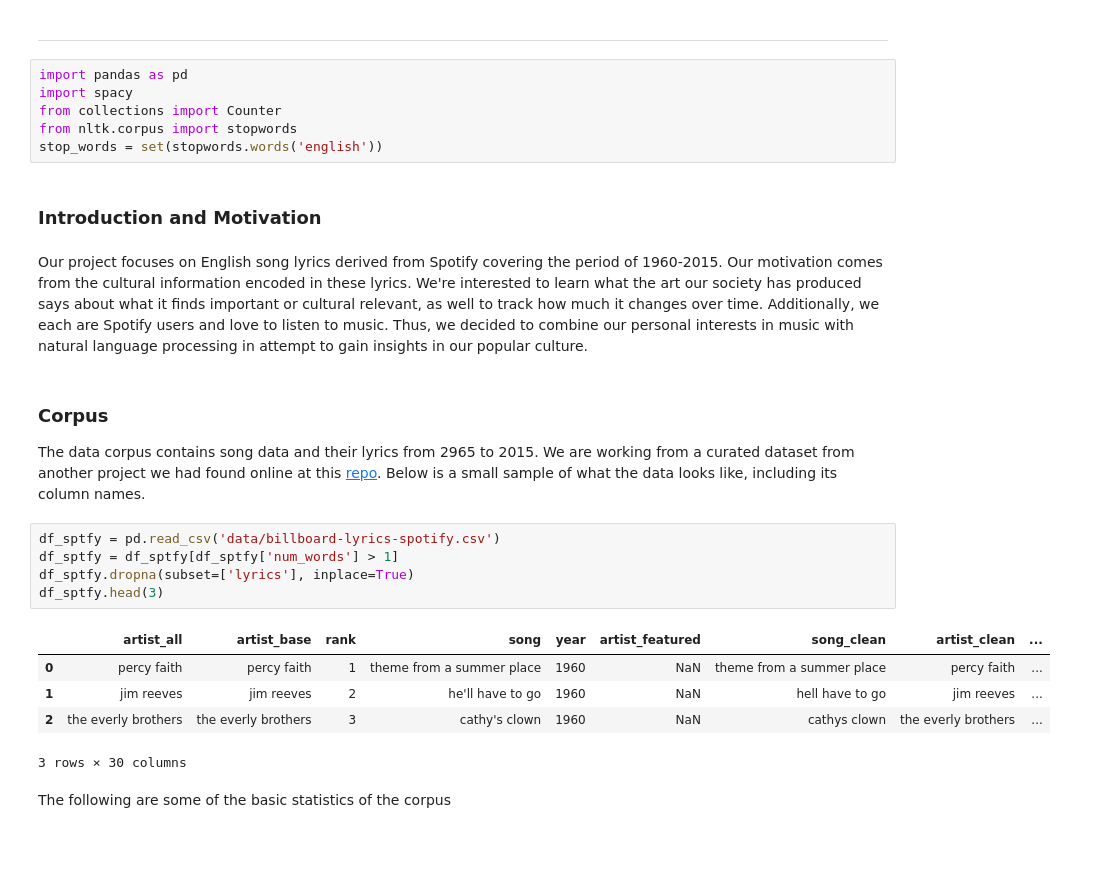
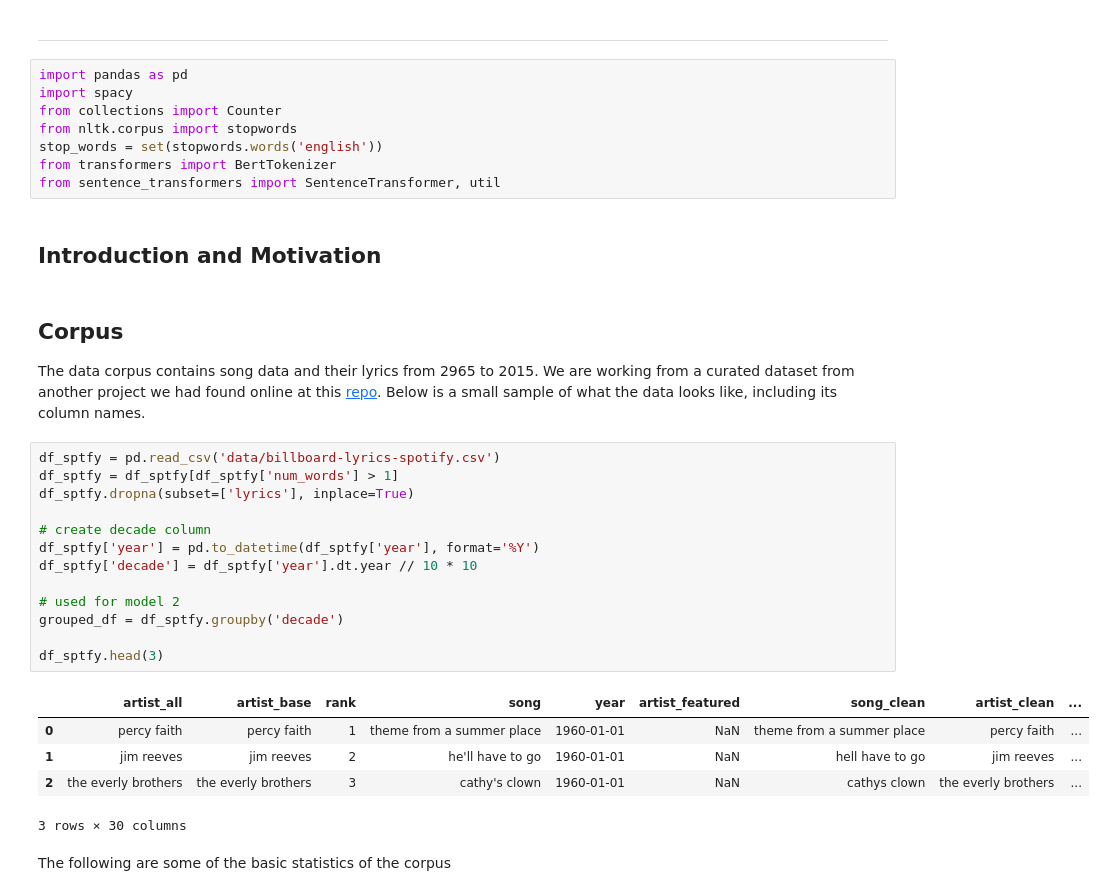
Before and after one commit to maxmiles/info498b_lyrics_analysis, a Jupyter notebook: ianuw_maxmiles_scast26_jtham_finalproj.ipynb, the cells around one changed output. Drawn from its saved outputs; the diff is of its cells as text; blank space fills up the shorter version.

Commit message:
Revert "intro"
This reverts commit aae2632722c22b92f062802168a49bf07a26df70.

```diff
--- a/ianuw_maxmiles_scast26_jtham_finalproj.ipynb
+++ b/ianuw_maxmiles_scast26_jtham_finalproj.ipynb
@@ -10,23 +10,31 @@ import spacy
 from collections import Counter
 from nltk.corpus import stopwords
 stop_words = set(stopwords.words('english'))
+from transformers import BertTokenizer
+from sentence_transformers import SentenceTransformer, util
 # %% [markdown]
-### Introduction and Motivation
+## Introduction and Motivation
-# %% [markdown]
-Our project focuses on English song lyrics derived from Spotify covering the period of 1960-2015. Our motivation comes from the cultural information encoded in these lyrics. We're interested to learn what the art our society has produced says about what it finds important or cultural relevant, as well to track how much it changes over time. Additionally, we each are Spotify users and love to listen to music. Thus, we decided to combine our personal interests in music with natural language processing in attempt to gain insights in our popular culture.
 # %% [markdown]
-### Corpus
+## Corpus
 The data corpus contains song data and their lyrics from 2965 to 2015. We are working from a curated dataset from another project we had found online at this [repo](https://github.com/zhao1701/spotify-song-lyric-analysis/tree/master#building-the-dataset). Below is a small sample of what the data looks like, including its column names.
 # %%
 df_sptfy = pd.read_csv('data/billboard-lyrics-spotify.csv')
 df_sptfy = df_sptfy[df_sptfy['num_words'] > 1]
 df_sptfy.dropna(subset=['lyrics'], inplace=True)
+
+# create decade column
+df_sptfy['year'] = pd.to_datetime(df_sptfy['year'], format='%Y')
+df_sptfy['decade'] = df_sptfy['year'].dt.year // 10 * 10
+
+# used for model 2
+grouped_df = df_sptfy.groupby('decade')
+
 df_sptfy.head(3)
 # %% [output]
 |  | artist_all | artist_base | rank | song | year | artist_featured | song_clean | artist_clean | ... |
-| 0 | percy faith | percy faith | 1 | theme from a summer place | 1960 | NaN | theme from a summer place | percy faith | ... |
-| 1 | jim reeves | jim reeves | 2 | he'll have to go | 1960 | NaN | hell have to go | jim reeves | ... |
-| 2 | the everly brothers | the everly brothers | 3 | cathy's clown | 1960 | NaN | cathys clown | the everly brothers | ... |
+| 0 | percy faith | percy faith | 1 | theme from a summer place | 1960-01-01 | NaN | theme from a summer place | percy faith | ... |
+| 1 | jim reeves | jim reeves | 2 | he'll have to go | 1960-01-01 | NaN | hell have to go | jim reeves | ... |
+| 2 | the everly brothers | the everly brothers | 3 | cathy's clown | 1960-01-01 | NaN | cathys clown | the everly brothers | ... |
 3 rows × 30 columns
 # %% [markdown]
 The following are some of the basic statistics of the corpus
```
Also changed, not shown: parts of 13 cells of this notebook.
